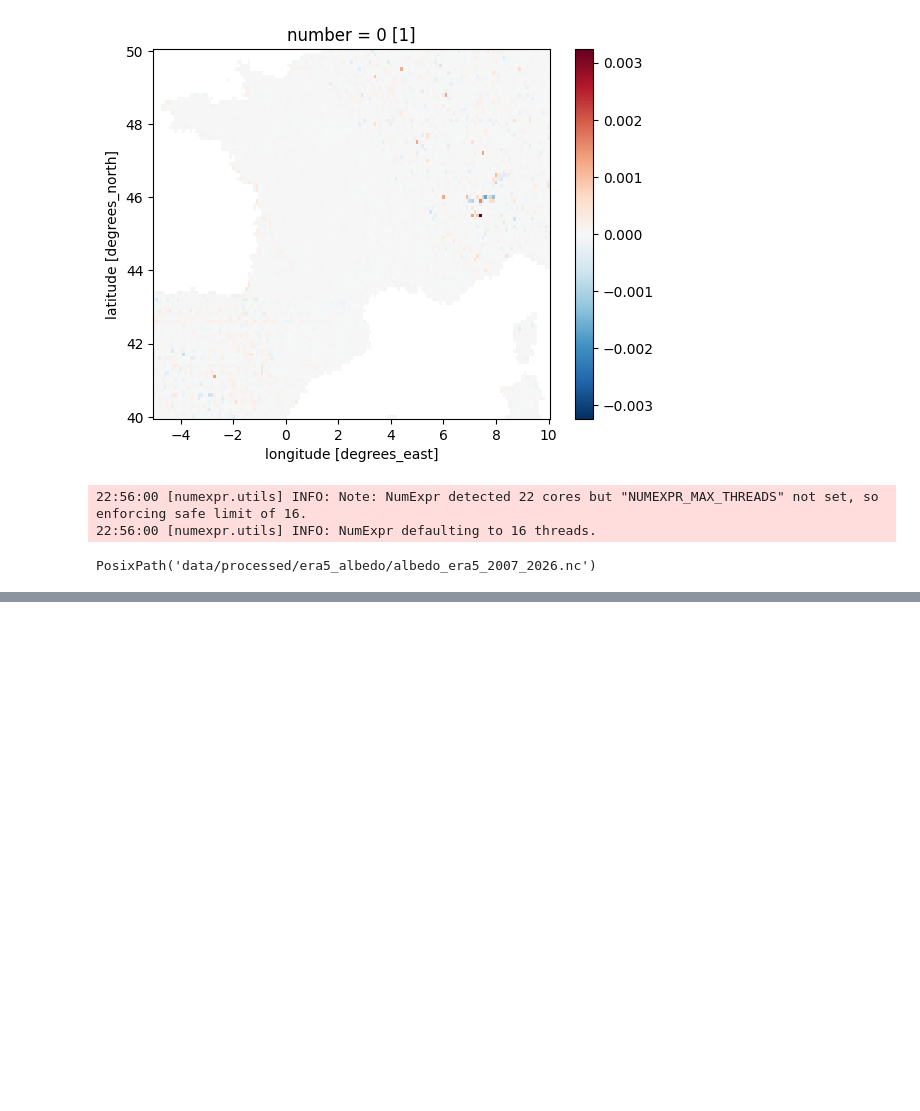
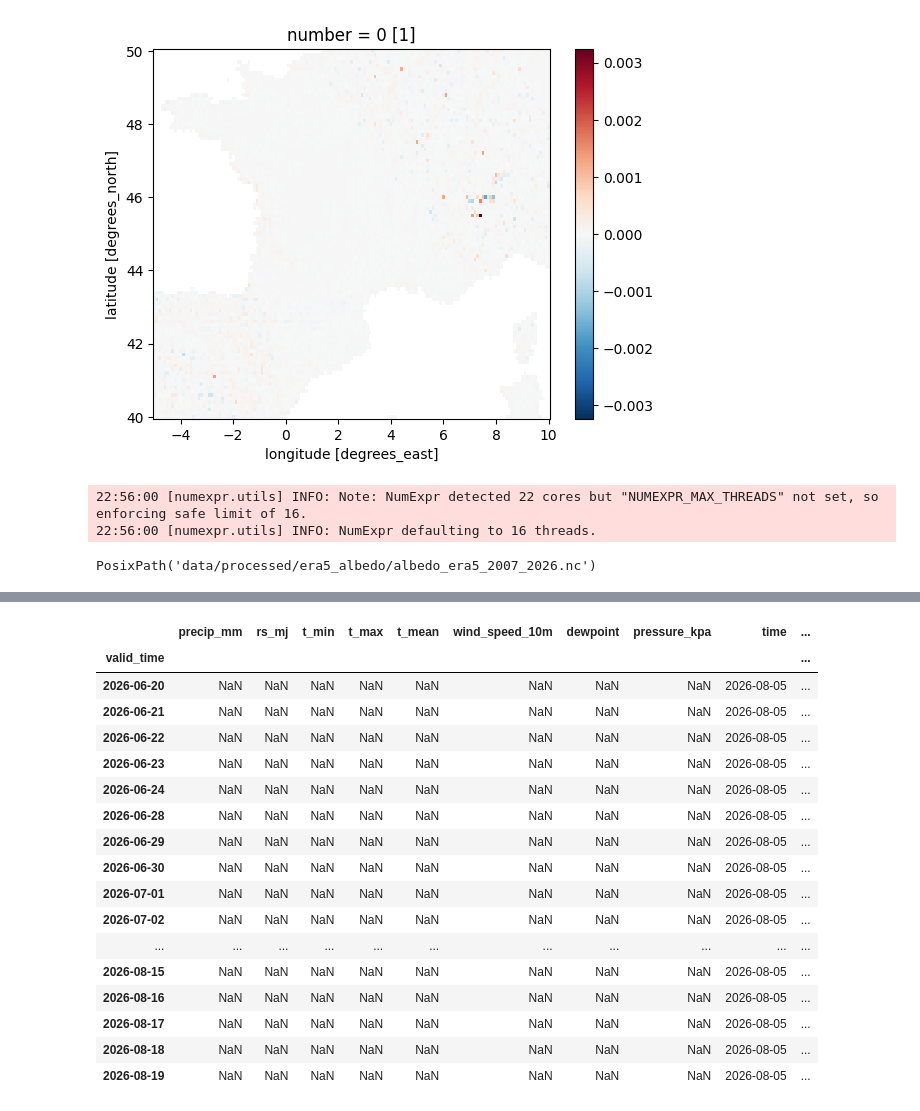
Before and after one commit to Catmosphere314/IrriGator, a Jupyter notebook: notebook/ZZ_meteohelper.ipynb, the cells around one changed output, grey strips where cells are left out. Saved outputs shown, nothing was run; the diff lists cells and outputs as text; code cells hidden in the pictures; blank space fills up the shorter version.

```diff
--- a/notebook/ZZ_meteohelper.ipynb
+++ b/notebook/ZZ_meteohelper.ipynb
@@ -624,0 +612,15 @@ PosixPath('data/processed/arome/historical/billac_001/arome_previous_runs_meteof
+# %%
+from pathlib import Path
+import xarray as xr
+
+arome_folder = Path("/home/mbaldacchino/code/IrriGator/data/processed/arome/forecast/")
+ds = []
+for i in arome_folder.glob("*.nc"):
+    ds_i = xr.open_dataset(i)
+    ds.append(ds_i.sel(latitude=parcel.lat, longitude=parcel.lon, method="pad"))
+# %%
+forecast = xr.concat(
+    [ds_i.expand_dims("time") for ds_i in ds],
+    dim="time",
+    join="outer",
+).sortby("time")
@@ -624,0 +629,21 @@ PosixPath('data/processed/arome/historical/billac_001/arome_previous_runs_meteof
+# %%
+forecast.sel(time="2026-08-05").to_dataframe()
+# %% [output]
+|  | precip_mm | rs_mj | t_min | t_max | t_mean | wind_speed_10m | dewpoint | pressure_kpa | time | ... |
+| valid_time |  |  |  |  |  |  |  |  |  | ... |
+| 2026-06-20 | NaN | NaN | NaN | NaN | NaN | NaN | NaN | NaN | 2026-08-05 | ... |
+| 2026-06-21 | NaN | NaN | NaN | NaN | NaN | NaN | NaN | NaN | 2026-08-05 | ... |
+| 2026-06-22 | NaN | NaN | NaN | NaN | NaN | NaN | NaN | NaN | 2026-08-05 | ... |
+| 2026-06-23 | NaN | NaN | NaN | NaN | NaN | NaN | NaN | NaN | 2026-08-05 | ... |
+| 2026-06-24 | NaN | NaN | NaN | NaN | NaN | NaN | NaN | NaN | 2026-08-05 | ... |
+| 2026-06-28 | NaN | NaN | NaN | NaN | NaN | NaN | NaN | NaN | 2026-08-05 | ... |
+| 2026-06-29 | NaN | NaN | NaN | NaN | NaN | NaN | NaN | NaN | 2026-08-05 | ... |
+| 2026-06-30 | NaN | NaN | NaN | NaN | NaN | NaN | NaN | NaN | 2026-08-05 | ... |
+| 2026-07-01 | NaN | NaN | NaN | NaN | NaN | NaN | NaN | NaN | 2026-08-05 | ... |
+| 2026-07-02 | NaN | NaN | NaN | NaN | NaN | NaN | NaN | NaN | 2026-08-05 | ... |
+| ... | ... | ... | ... | ... | ... | ... | ... | ... | ... | ... |
+| 2026-08-15 | NaN | NaN | NaN | NaN | NaN | NaN | NaN | NaN | 2026-08-05 | ... |
+| 2026-08-16 | NaN | NaN | NaN | NaN | NaN | NaN | NaN | NaN | 2026-08-05 | ... |
+| 2026-08-17 | NaN | NaN | NaN | NaN | NaN | NaN | NaN | NaN | 2026-08-05 | ... |
+| 2026-08-18 | NaN | NaN | NaN | NaN | NaN | NaN | NaN | NaN | 2026-08-05 | ... |
+| 2026-08-19 | NaN | NaN | NaN | NaN | NaN | NaN | NaN | NaN | 2026-08-05 | ... |
```
Also changed, not shown: parts of 9 cells of this notebook.
